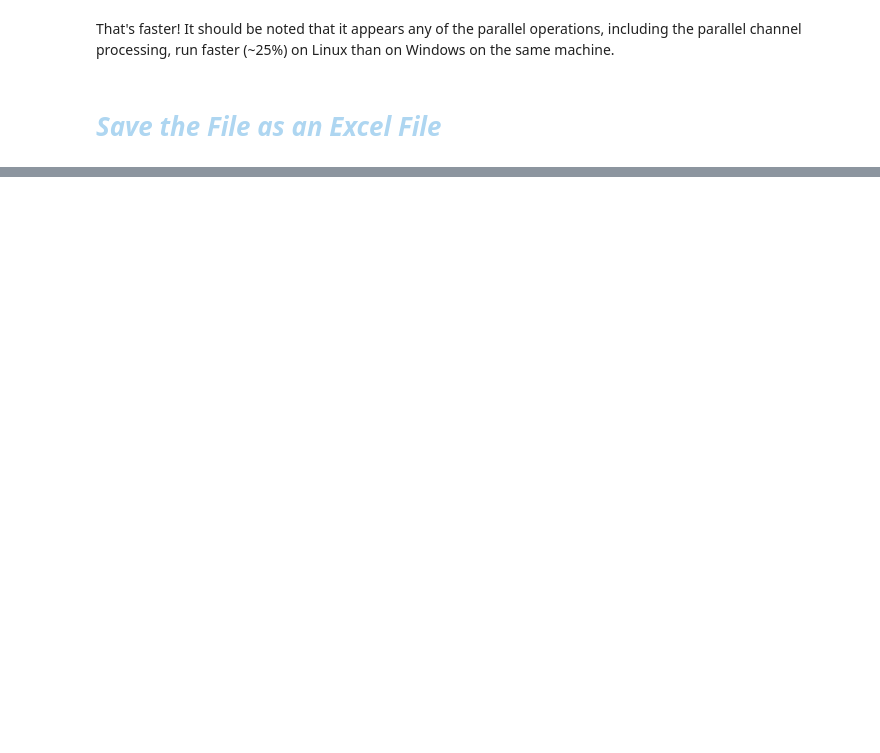
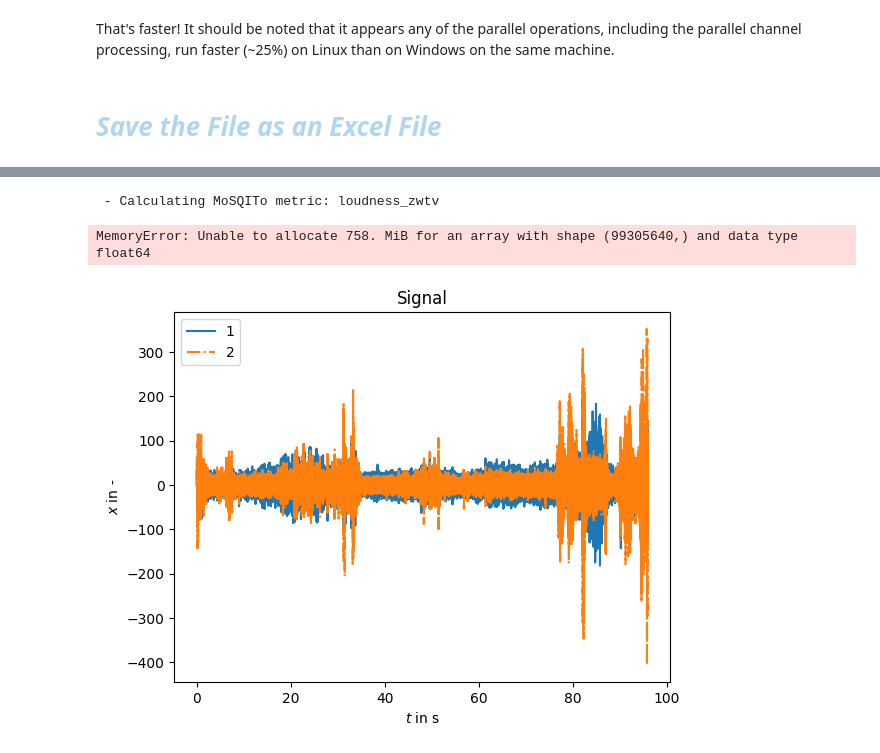
Before and after one commit to HussamAlBasha/IDS-Institute-for-Design-Strategies, a Jupyter notebook: Soundscapy/1) Binaural/Binaural-Recording-Analysis.ipynb, the cells around one changed output, grey strips where cells are left out. Saved outputs shown, nothing was run; the diff lists cells and outputs as text; code cells hidden in the pictures; blank space fills up the shorter version.

```diff
--- a/Soundscapy/1) Binaural/Binaural-Recording-Analysis.ipynb
+++ b/Soundscapy/1) Binaural/Binaural-Recording-Analysis.ipynb
@@ -453,0 +486,23 @@ df.to_excel(wav_folder.parent.joinpath("", f"ParallelTest_{datetime.today().strf
+# %%
+metric = "loudness_zwtv"
+stats = (5, 50, 'avg', 'max')
+func_args = {
+    'field_type': 'free'
+}
+
+b.mosqito_metric(metric, statistics=stats, as_df=True, parallel=True, verbose=True, func_args=func_args)
+# %% [output]
+ - Calculating MoSQITo metric: loudness_zwtv
+MemoryError: Unable to allocate 758. MiB for an array with shape (99305640,) and data type float64
+# %%
+# import soundfile as sf
+# data, samplerate = sf.read('C:/Users/fspintern1/Desktop/Internship - Hussam/Intern/Soundscapy/1) Binaural/data/still.wav')
+# data = data[:, :2]
+# sf.write('o_still.wav', data, samplerate, subtype='PCM_16')
+
+wav_folder = Path().cwd().joinpath("data")
+binaural_wav = wav_folder.joinpath("o_still.wav") #we can load and Binaural Recording
+b = Binaural.from_wav(binaural_wav)
+b.plot();
+# %% [output]
+[figure, added]
```
Also changed, not shown: parts of 16 cells of this notebook, 4 other files.
